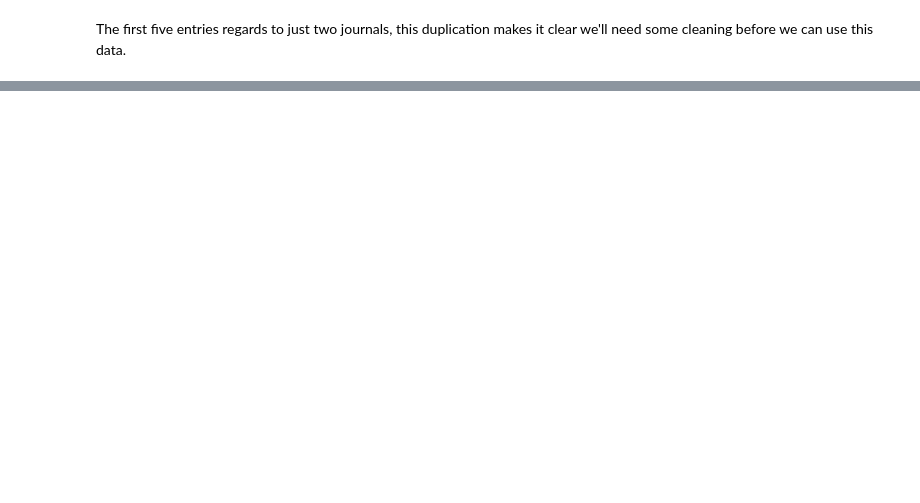
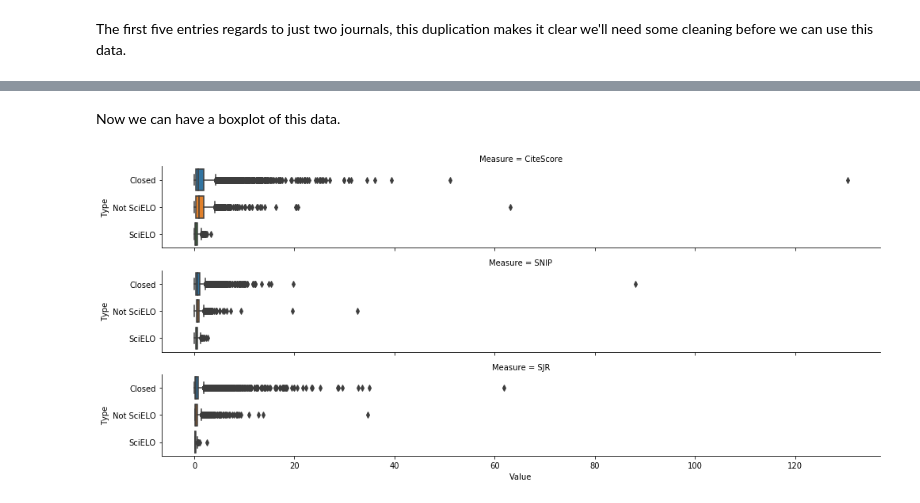
Before and after one commit to scieloorg/scielo20gt6, a Jupyter notebook: scopus2017.ipynb, the cells around one changed output, grey strips where cells are left out. Drawn from its saved outputs; the diff is of its cells as text; code cells hidden in the pictures; blank space fills up the shorter version.

```diff
--- a/scopus2017.ipynb
+++ b/scopus2017.ipynb
@@ -90,0 +463,14 @@ before we can use this data.
+# %%
+datasetf_tidy = (
+    datasetf
+    .set_index("Type")
+    .rename_axis("Measure", axis="columns")
+    .stack()
+    .rename("Value")
+    .replace("-", None) # Empty entries are marked with "-"
+    .dropna()
+    .astype(float) # Required to avoid breaking Seaborn
+    .reset_index()
+)
+print(datasetf_tidy.shape)
+datasetf_tidy.head()
@@ -90,0 +485,14 @@ before we can use this data.
+# %% [markdown]
+Now we can have a boxplot of this data.
+# %%
+sns.catplot(
+    kind="box",
+    data=datasetf_tidy,
+    row="Measure",
+    x="Value",
+    y="Type",
+    height=2,
+    aspect=7,
+);
+# %% [output]
+[figure, added]
```
Also changed, not shown: parts of 55 cells of this notebook.
